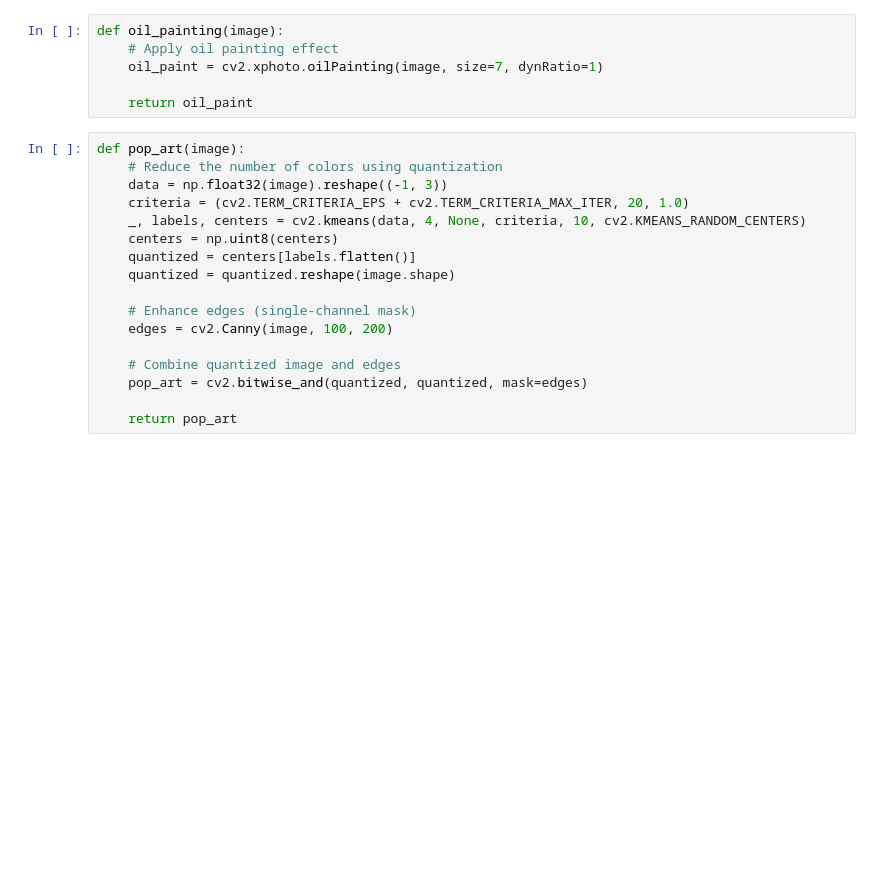
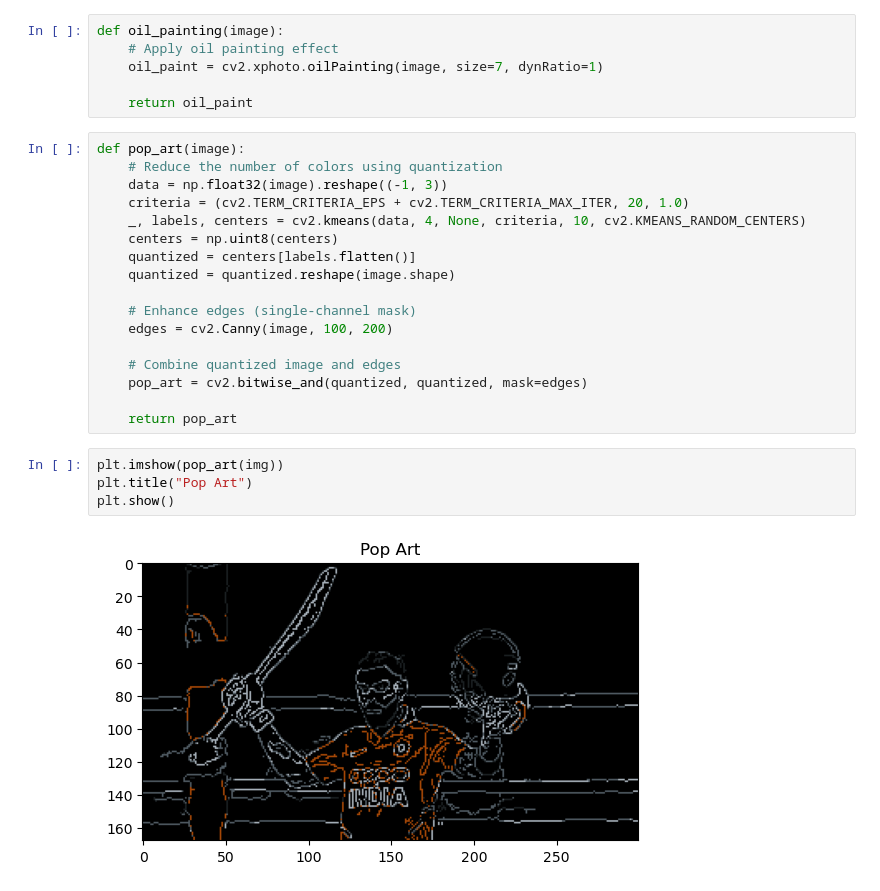
Before and after one commit to maniram-yadav/notebooks, a Jupyter notebook: random effect cartoon.ipynb, the cells around one changed output. Drawn from its saved outputs; the diff is of its cells as text; blank space fills up the shorter version.

```diff
--- a/random effect cartoon.ipynb
+++ b/random effect cartoon.ipynb
@@ -358,3 +363,9 @@ def pop_art(image):
     pop_art = cv2.bitwise_and(quantized, quantized, mask=edges)
 
     return pop_art
+# %%
+plt.imshow(pop_art(img))
+plt.title("Pop Art")
+plt.show()
+# %% [output]
+[figure, added]
```
Also changed, not shown: parts of 11 cells of this notebook.
